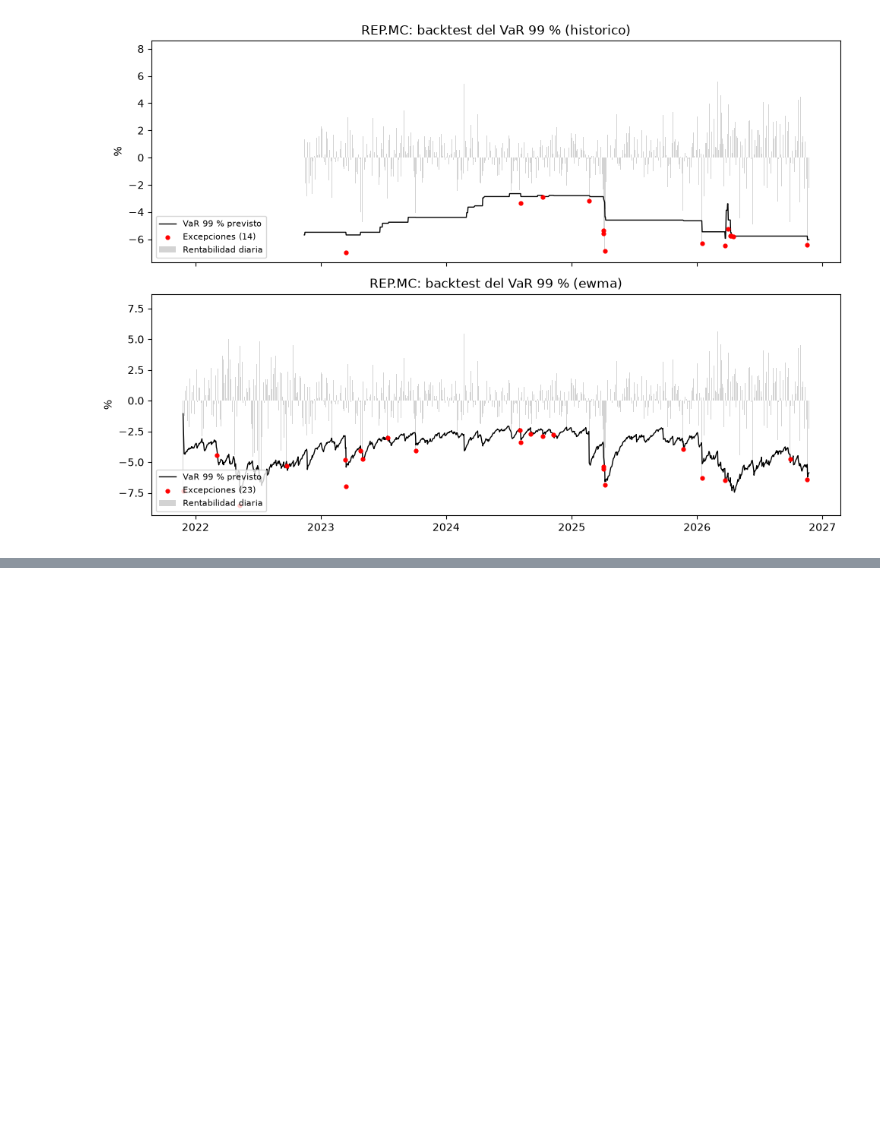
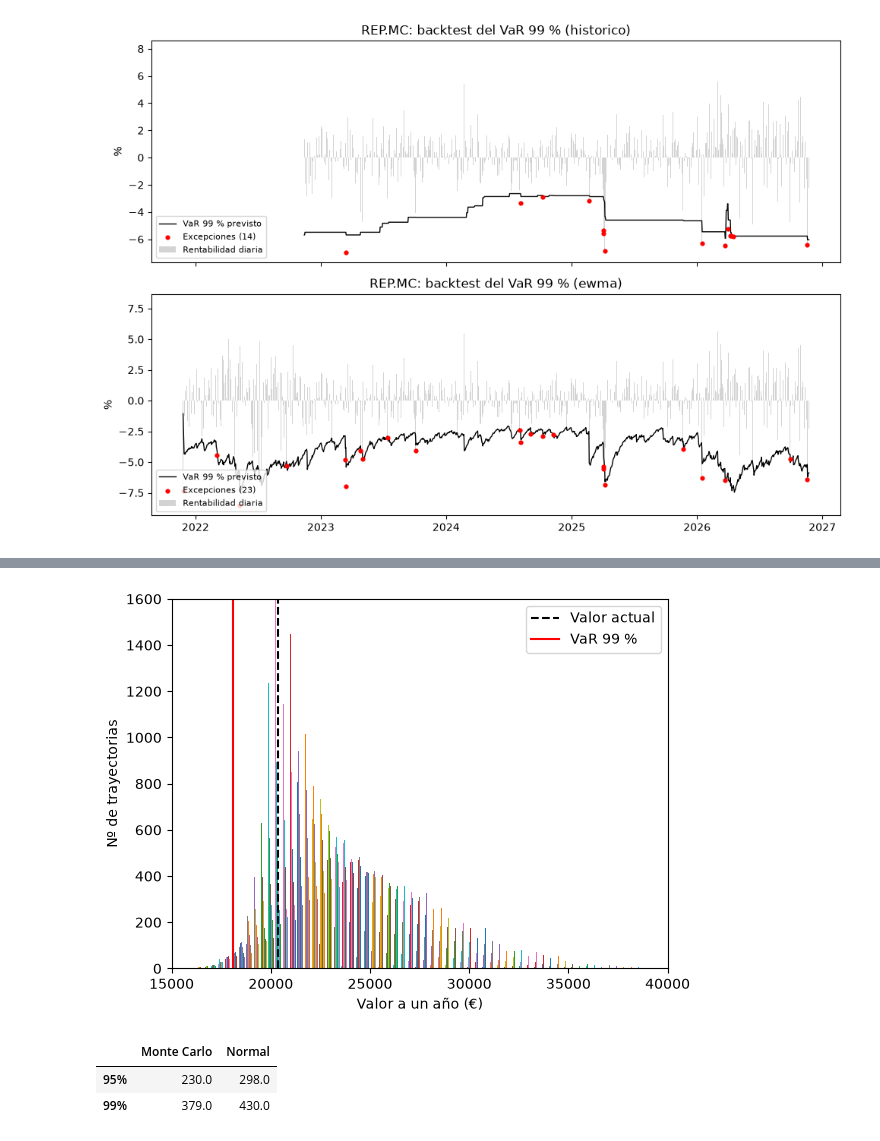
Before and after one commit to marcosortegan/gestor-carteras, a Jupyter notebook: notebooks/riesgo.ipynb, the cells around one changed output, grey strips where cells are left out. Drawn from its saved outputs; the diff is of its cells as text; code cells hidden in the pictures; blank space fills up the shorter version.

Commit message:
Fase 3: Monte Carlo con GBM correlacionado, convergencia de Euler y fan chart

```diff
--- a/notebooks/riesgo.ipynb
+++ b/notebooks/riesgo.ipynb
@@ -194,3 +194,16 @@ fig.tight_layout()
 fig.savefig(CARPETA / f"backtest_{nombre}.png", dpi=150, bbox_inches="tight")
 # %% [output]
 [figure]
+# %%
+from cartera.simulacion import simular_cartera, valores_actuales_eur
+from cartera.valoracion import rentabilidades_totales
+from cartera.riesgo import var_normal
+
+valores = valores_actuales_eur(conn, cartera_id_demo)
+V0 = valores.sum()
+
+r = rentabilidades_totales(conn, list(valores.index))
+r = r[r.index >= r.index.max() - pd.DateOffset(years=5)].dropna()
+log_r = np.log1p(r)
+log_r.describe()
+print(type(log_r), log_r.shape)
@@ -196,0 +212,14 @@ fig.savefig(CARPETA / f"backtest_{nombre}.png", dpi=150, bbox_inches="tight")
+# %%
+finales = simular_cartera(valores,log_r, dias=252, n=10_000, semilla=42)
+perd = V0 - finales
+# %%
+filas = {}
+for nivel in (0.95, 0.99):
+    var = np.percentile(perd, nivel*100)
+    filas[f"{nivel:.0%}"] = {"VaR (€)": var, "CVaR (€)": perd[perd >= var].mean()}
+tabla = pd.DataFrame(filas).T
+
+print(f"Valor actual: {V0:,.0f} €")
+print(f"Pérdida esperada: {perd.mean():,.0f} €")
+print(f"P(perder > 10 %): {(finales < 0.9*V0).mean():.1%}")
+tabla.round(0)
@@ -196,0 +233,28 @@ fig.savefig(CARPETA / f"backtest_{nombre}.png", dpi=150, bbox_inches="tight")
+# %%
+plt.hist(finales, bins=100)
+plt.axvline(V0, color="k", ls="--", label="Valor actual")
+plt.axvline(V0 - tabla.loc["99%", "VaR (€)"], color="r", label="VaR 99 %")
+plt.ylim(0, 1600)
+plt.xlim(15_000,40_000)
+plt.xlabel("Valor a un año (€)")
+plt.ylabel("Nº de trayectorias")
+plt.legend()
+plt.show()
+# %% [output]
+[figure, added]
+# %%
+fin_1d = simular_cartera(valores,log_r, dias=1, n=100_000, semilla=42)
+perd_1d = V0 - fin_1d
+
+w = valores / V0
+r_cart = (r[valores.index] * w).sum(axis=1)
+
+comp = pd.DataFrame({
+    "Monte Carlo": [np.percentile(perd_1d, 95), np.percentile(perd_1d, 99)],
+    "Normal": [var_normal(r_cart, 0.95) * V0, var_normal(r_cart, 0.99) * V0],
+}, index=["95%", "99%"])
+comp.round(0)
+# %% [output]
+|  | Monte Carlo | Normal |
+| 95% | 230.0 | 298.0 |
+| 99% | 379.0 | 430.0 |
```
Also changed, not shown: parts of 3 cells of this notebook, 4 other files.
